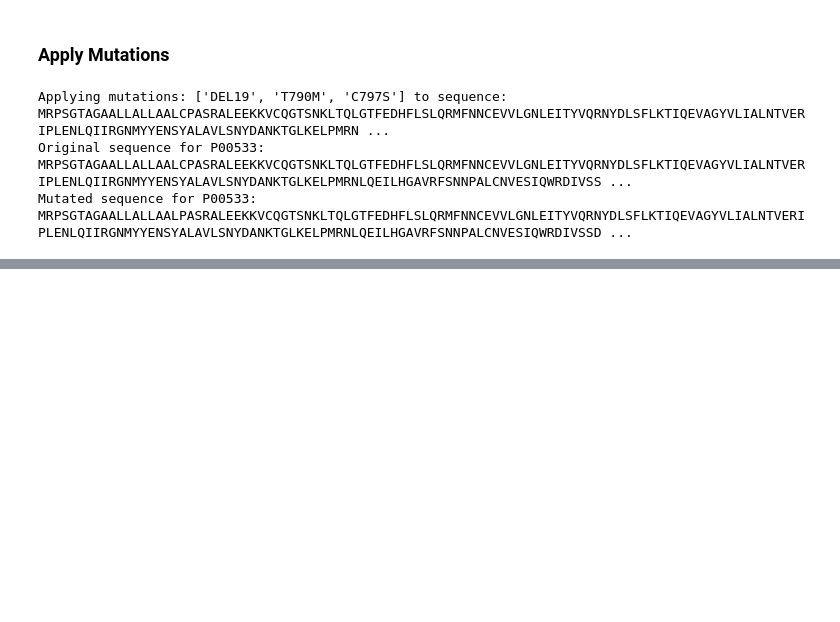
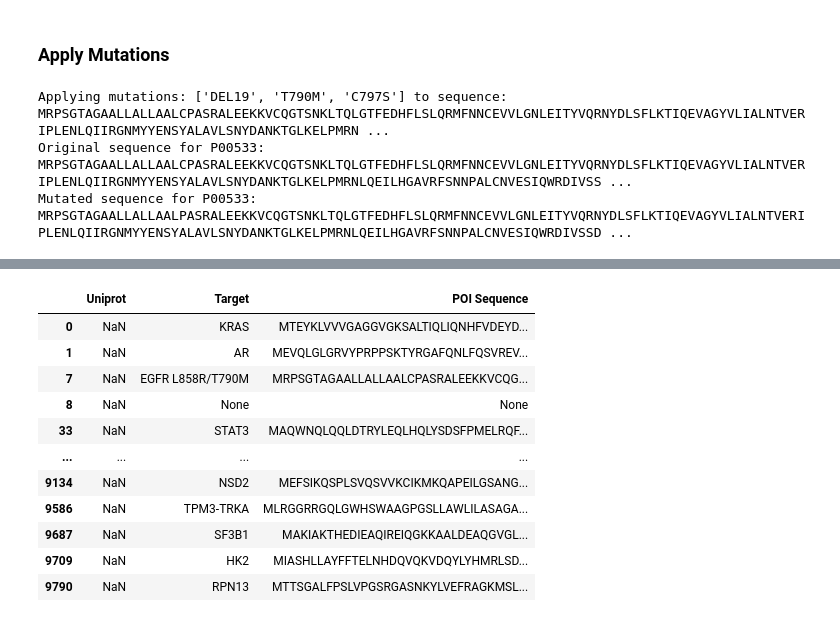
Before and after one commit to ribesstefano/PROTAC-Degradation-Predictor, a Jupyter notebook: notebooks/data_curation.ipynb, the cells around one changed output, grey strips where cells are left out. Drawn from its saved outputs; the diff is of its cells as text; code cells hidden in the pictures; blank space fills up the shorter version.

Commit message:
Finalized data curation for multi-task training.

```diff
--- a/notebooks/data_curation.ipynb
+++ b/notebooks/data_curation.ipynb
@@ -2327,0 +2772,2 @@ Mutated sequence for P00533:  MRPSGTAGAALLALLAALPASRALEEKKVCQGTSNKLTQLGTFEDHFLSL
+# %%
+RUN_CELL_ANALYSIS = False
@@ -2327,0 +3192,5 @@ Mutated sequence for P00533:  MRPSGTAGAALLALLAALPASRALEEKKVCQGTSNKLTQLGTFEDHFLSL
+# %%
+for df_name, df in df_dict.items():
+    print(f"{df_name}")
+    print((df.isna().sum() / len(df) * 100).round(2))
+    print('-' * 80)
@@ -2327,0 +3301,5 @@ Mutated sequence for P00533:  MRPSGTAGAALLALLAALPASRALEEKKVCQGTSNKLTQLGTFEDHFLSL
+# %%
+for df_name, df in tmp_dict.items():
+    print(f"{df_name}")
+    print((df.isna().sum() / len(df) * 100).round(2))
+    print('-' * 80)
@@ -2327,0 +3324,7 @@ Mutated sequence for P00533:  MRPSGTAGAALLALLAALPASRALEEKKVCQGTSNKLTQLGTFEDHFLSL
+# %%
+# Remove columns with all NaN values
+for df_name, df in df_dict.items():
+    print(f"Number of columns in {df_name} before removing all-NaN columns: {len(df.columns.tolist())}")
+    df_dict[df_name] = df.dropna(axis=1, how='all')
+    print(f"Number of columns in {df_name} after removing all-NaN columns: {len(df_dict[df_name].columns.tolist())}")
+    print()
@@ -2415,23 +3476,52 @@ targets_w_mutations
 # %%
-# Create directory data/boltz/
-boltz_dir = os.path.join(data_dir, 'boltz')
-os.makedirs(boltz_dir, exist_ok=True)
+# for target, uniprot_ids in target2uniprots.items():
+#     # If the target is unique, we can write the Boltz-2 YAML file
+#     if len(uniprot_ids) == 1:
+#         uniprot_id = uniprot_ids[0]
+#         if target in targets_w_unique_uniprot or target in targets_w_mutations:
+#             # print(target)
+#             target = target.replace(' ', '_').replace('/', '_')
+#             seq = uniprot2infos[uniprot_id]['sequence']
 
-for target, uniprot_ids in target2uniprots.items():
-    # If the target is unique, we can write the Boltz-2 YAML file
-    if len(uniprot_ids) == 1:
-        uniprot_id = uniprot_ids[0]
-        if target in targets_w_unique_uniprot or target in targets_w_mutations:
-            # print(target)
-            target = target.replace(' ', '_').replace('/', '_')
-            seq = uniprot2infos[uniprot_id]['sequence']
+#             if target in targets_w_mutations:
+#                 # Apply the mutation to the sequence
+#                 seq = apply_mutation(seq, target, on_error='ignore', verbose=1)
 
-            if target in targets_w_mutations:
-                # Apply the mutation to the sequence
-                seq = apply_mutation(seq, target, uniprot=uniprot_id, on_error='ignore', verbose=1)
+#             # Write the YAML file in Boltz-2 format
+#             filename = os.path.join(boltz_dir, f'poi_{uniprot_id}_{target}.yaml')
+#             write_boltz2_yaml(filename=filename, poi_sequence=seq)
+#             print(f"Wrote Boltz-2 YAML file: {filename}")
 
-            # Write the YAML file in Boltz-2 format
-            filename = os.path.join(boltz_dir, f'poi_{uniprot_id}_{target}.yaml')
-            write_boltz2_yaml(filename=filename, poi_sequence=seq)
-            print(f"Wrote Boltz-2 YAML file: {filename}")
+tmp = merged_df[['Uniprot', 'Target', 'POI Sequence']].drop_duplicates()
+
+display(tmp)
+
+for _, row in tmp.iterrows():
+    uniprot_id = row['Uniprot']
+    target = row['Target']
+    seq = row['POI Sequence']
+
+    if pd.isnull(uniprot_id) or pd.isnull(target) or pd.isnull(seq):
+        continue
+
+    # Clean the target name
+    target = clean_target(target)
+    target = target.replace(' ', '_').replace('/', '_')
+
+    # Write the YAML file in Boltz-2 format
+    filename = os.path.join(boltz_dir, f'poi_{uniprot_id}_{target}.yaml')
+    write_boltz2_yaml(filename=filename, poi_sequence=seq)
+    print(f"Wrote Boltz-2 YAML file: {filename}")
 # %% [output]
+|  | Uniprot | Target | POI Sequence |
+| 0 | NaN | KRAS | MTEYKLVVVGAGGVGKSALTIQLIQNHFVDEYD... |
+| 1 | NaN | AR | MEVQLGLGRVYPRPPSKTYRGAFQNLFQSVREV... |
+| 7 | NaN | EGFR L858R/T790M | MRPSGTAGAALLALLAALCPASRALEEKKVCQG... |
+| 8 | NaN | None | None |
+| 33 | NaN | STAT3 | MAQWNQLQQLDTRYLEQLHQLYSDSFPMELRQF... |
+| ... | ... | ... | ... |
+| 9134 | NaN | NSD2 | MEFSIKQSPLSVQSVVKCIKMKQAPEILGSANG... |
+| 9586 | NaN | TPM3-TRKA | MLRGGRRGQLGWHSWAAGPGSLLAWLILASAGA... |
+| 9687 | NaN | SF3B1 | MAKIAKTHEDIEAQIREIQGKKAALDEAQGVGL... |
+| 9709 | NaN | HK2 | MIASHLLAYFFTELNHDQVQKVDQYLYHMRLSD... |
+| 9790 | NaN | RPN13 | MTTSGALFPSLVPGSRGASNKYLVEFRAGKMSL... |
```
Also changed, not shown: parts of 143 cells of this notebook, 2 other files.
